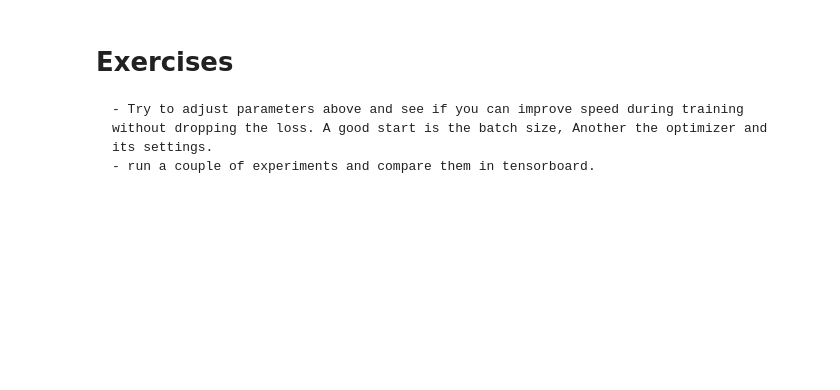
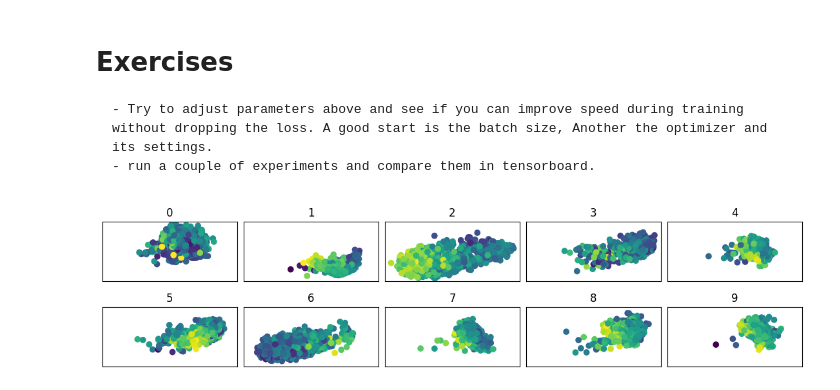
Before and after one commit to Atomtomate/PyTorchTutorial, a Jupyter notebook: 02_Dataloader_ModelsDefs.ipynb, the cells around one changed output. Drawn from its saved outputs; the diff is of its cells as text; code cells hidden in the pictures; blank space fills up the shorter version.

```diff
--- a/02_Dataloader_ModelsDefs.ipynb
+++ b/02_Dataloader_ModelsDefs.ipynb
@@ -177,3 +186,23 @@ plt.show()
 
     - Try to adjust parameters above and see if you can improve speed during training without dropping the loss. A good start is the batch size, Another the optimizer and its settings.
     - run a couple of experiments and compare them in tensorboard.
+# %%
+fig = plt.figure(figsize=(14, 16))
+grid = ImageGrid(fig, 111,
+                 nrows_ncols=(2,5),
+                 axes_pad=(0.1,0.4),
+                 share_all=True,
+                 )
+for ax, num in zip(grid, range(10)):
+    vecs_np = np.array(vectors[num])
+    ax.scatter(vecs_np[:,3] , vecs_np[:,4] , c = vecs_np[:,5])
+    ax.set_title(num)
+    ax.xlims=(-1,1)
+    ax.ylims=(-1,1)
+    ax.tick_params(left = False, right = False , labelleft = False,
+                    labelbottom = False, bottom = False)
+    #ax.axis('off')
+
+plt.show()
+# %% [output]
+[figure, added]
```
Also changed, not shown: parts of 5 cells of this notebook, 7 other files.
